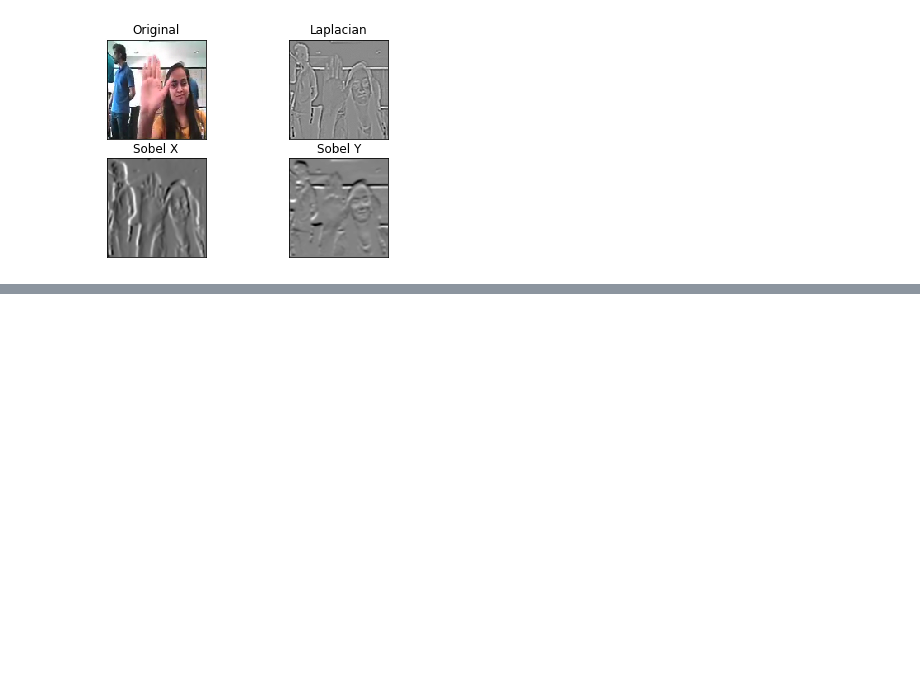
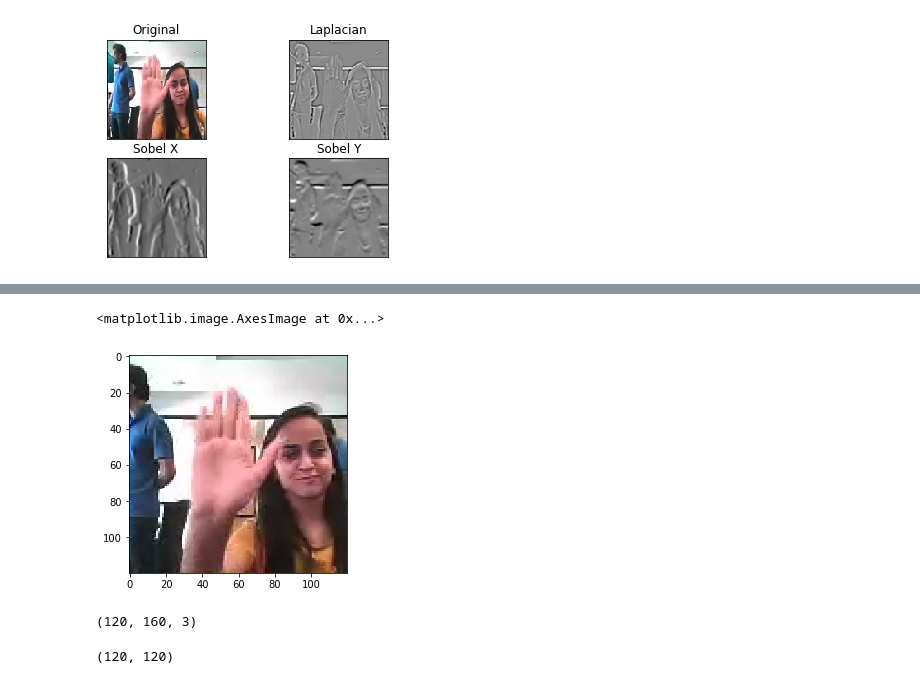
Before and after one commit to santhoshpkumar/hand-gesture-recognition-using-neural-networks, a Jupyter notebook: image_processing.ipynb, the cells around one changed output, grey strips where cells are left out. Cells and saved outputs as stored; diff of their text form; code cells hidden in the pictures; blank space fills up the shorter version.

```diff
--- a/image_processing.ipynb
+++ b/image_processing.ipynb
@@ -372,3 +372,7 @@ plt.title('Sobel Y'), plt.xticks([]), plt.yticks([])
 plt.show()
 # %% [output]
 [figure]
+# %%
+img = cv2.imread('images/sample_160_120.png', cv2.IMREAD_COLOR)
+img = cv2.cvtColor(img, cv2.COLOR_BGR2RGB)
+plt.imshow(img)
@@ -374,0 +382,10 @@ plt.show()
+# %%
+cropped = img[0:120, 20:140]
+plt.imshow(cropped)
+# %% [output]
+<matplotlib.image.AxesImage at 0x...>
+[figure, added]
+# %%
+img.shape
+# %% [output]
+(120, 160, 3)
@@ -374,0 +408,4 @@ plt.show()
+# %%
+sobelx.shape
+# %% [output]
+(120, 120)
```
Also changed, not shown: parts of 7 cells of this notebook, 5 other files.
